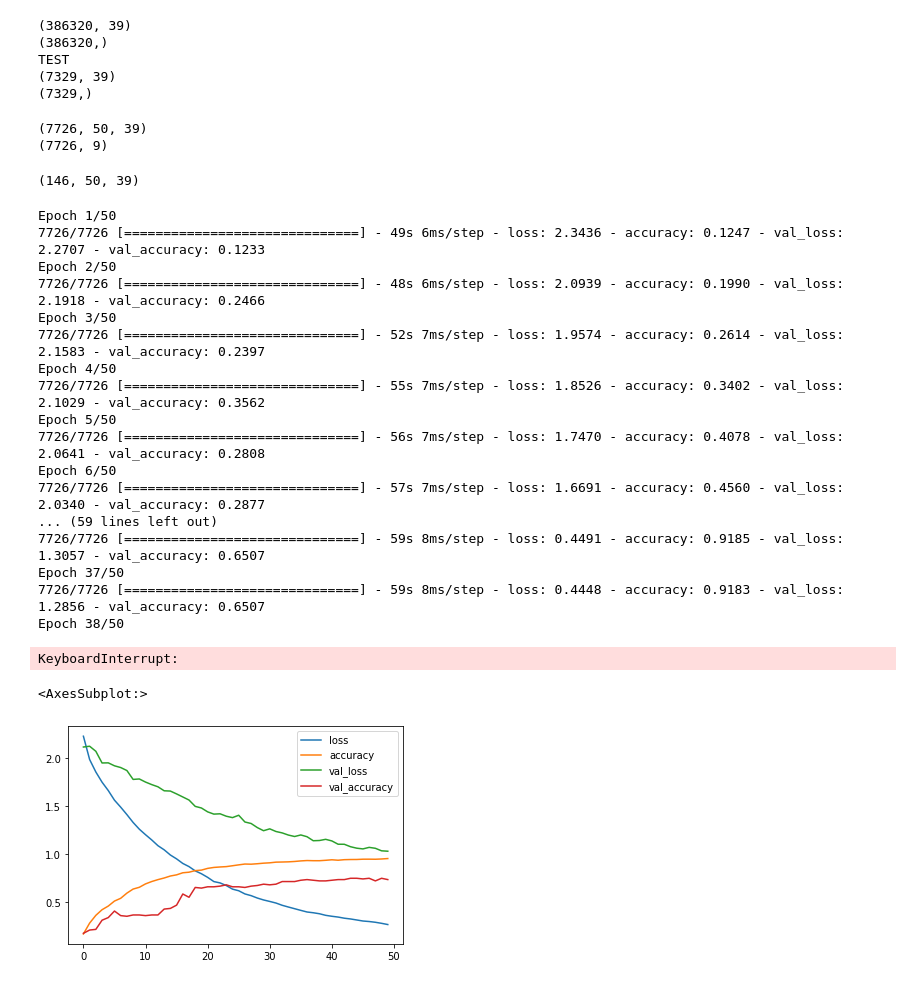
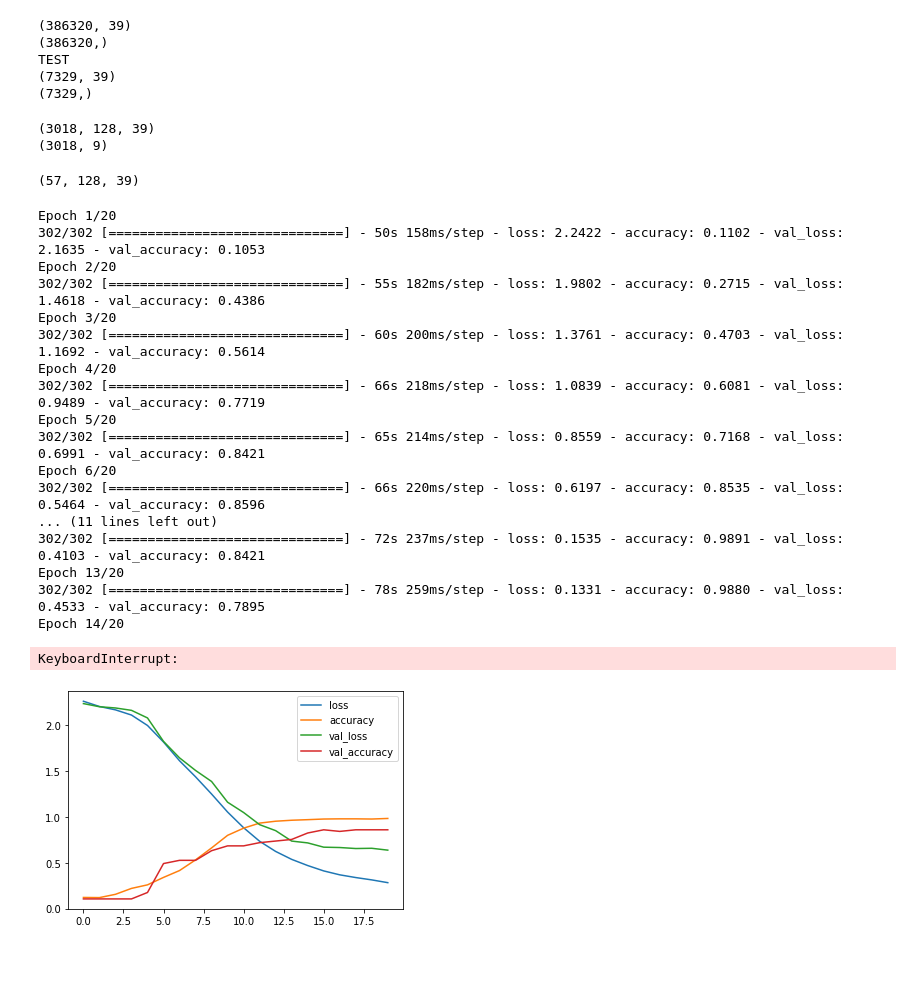
Before and after one commit to OleJonas/Got-Your-Back, a Jupyter notebook: model/src/LSTM_3_sets.ipynb, the cells around one changed output. Cells and saved outputs as stored; diff of their text form; code cells hidden in the pictures.

```diff
--- a/model/src/LSTM_3_sets.ipynb
+++ b/model/src/LSTM_3_sets.ipynb
@@ -109,7 +109,7 @@ TEST
 
 from scipy import stats
 
-NUM_TIMESTAMPS = 50
+NUM_TIMESTAMPS = 128
 
 def create_3d_array(array, num_timestamps):
 
@@ -161,52 +161,62 @@ y_test = np.array(create_2d_y_array(y_test_numpy, NUM_TIMESTAMPS))
 print(np.shape(x_train))
 print(np.shape(y_train))
 # %% [output]
-(7726, 50, 39)
-(7726, 9)
+(3018, 128, 39)
+(3018, 9)
 # %%
 
 print(np.shape(x_test))
 # %% [output]
-(146, 50, 39)
+(57, 128, 39)
 # %%
 from keras.layers import LSTM
 from tensorflow.keras import layers
 
-OPTIM = Adam(learning_rate=0.00001)
+OPTIM = Adam(learning_rate=0.00005)
 
 model = Sequential()
-model.add(LSTM(64, input_shape=[x_train.shape[1], x_train.shape[2]]))
-model.add(Dropout(rate=0.5))
+model.add(LSTM(128, activation='sigmoid', return_sequences=True, input_shape=[x_train.shape[1], x_train.shape[2]]))
+model.add(Dense(512, activation='relu'))
+model.add(Dropout(rate=0.2))
+model.add(Dense(512, activation='relu'))
+model.add(Dropout(rate=0.2))
+model.add(Dense(128, activation='relu'))
+model.add(Dropout(rate=0.2))
+model.add(Dense(64, activation='relu'))
+model.add(Dropout(rate=0.2))
+model.add(Dense(64, activation='relu'))
+model.add(Dropout(rate=0.2))
+model.add(LSTM(128, activation='sigmoid', input_shape=[x_train.shape[1], x_train.shape[2]]))
 model.add(Dense(9, activation='softmax'))
 model.compile(optimizer=OPTIM,  loss=keras.losses.CategoricalCrossentropy(), metrics=['accuracy'])
 # %%
 
 #model.fit(x=np.array(arr_3d_x_train), batch_size=512, y=y_train, shuffle=False, epochs=10)
 
-model.fit(x=x_train, y=y_train, batch_size=2, epochs=50, validation_data=(x_test,y_test))
+model.fit(x=x_train, y=y_train, batch_size=10, epochs=20, validation_data=(x_test,y_test))
 #model.reset_states()
 # %% [output]
-Epoch 1/50
-7726/7726 [==============================] - 49s 6ms/step - loss: 2.3436 - accuracy: 0.1247 - val_loss: 2.2707 - val_accuracy: 0.1233
-Epoch 2/50
-7726/7726 [==============================] - 48s 6ms/step - loss: 2.0939 - accuracy: 0.1990 - val_loss: 2.1918 - val_accuracy: 0.2466
-Epoch 3/50
-7726/7726 [==============================] - 52s 7ms/step - loss: 1.9574 - accuracy: 0.2614 - val_loss: 2.1583 - val_accuracy: 0.2397
-Epoch 4/50
-7726/7726 [==============================] - 55s 7ms/step - loss: 1.8526 - accuracy: 0.3402 - val_loss: 2.1029 - val_accuracy: 0.3562
-Epoch 5/50
-7726/7726 [==============================] - 56s 7ms/step - loss: 1.7470 - accuracy: 0.4078 - val_loss: 2.0641 - val_accuracy: 0.2808
-Epoch 6/50
-7726/7726 [==============================] - 57s 7ms/step - loss: 1.6691 - accuracy: 0.4560 - val_loss: 2.0340 - val_accuracy: 0.2877
-... (59 lines left out)
-7726/7726 [==============================] - 59s 8ms/step - loss: 0.4491 - accuracy: 0.9185 - val_loss: 1.3057 - val_accuracy: 0.6507
-Epoch 37/50
-7726/7726 [==============================] - 59s 8ms/step - loss: 0.4448 - accuracy: 0.9183 - val_loss: 1.2856 - val_accuracy: 0.6507
-Epoch 38/50
+Epoch 1/20
+302/302 [==============================] - 50s 158ms/step - loss: 2.2422 - accuracy: 0.1102 - val_loss: 2.1635 - val_accuracy: 0.1053
+Epoch 2/20
+302/302 [==============================] - 55s 182ms/step - loss: 1.9802 - accuracy: 0.2715 - val_loss: 1.4618 - val_accuracy: 0.4386
+Epoch 3/20
+302/302 [==============================] - 60s 200ms/step - loss: 1.3761 - accuracy: 0.4703 - val_loss: 1.1692 - val_accuracy: 0.5614
+Epoch 4/20
+302/302 [==============================] - 66s 218ms/step - loss: 1.0839 - accuracy: 0.6081 - val_loss: 0.9489 - val_accuracy: 0.7719
+Epoch 5/20
+302/302 [==============================] - 65s 214ms/step - loss: 0.8559 - accuracy: 0.7168 - val_loss: 0.6991 - val_accuracy: 0.8421
+Epoch 6/20
+302/302 [==============================] - 66s 220ms/step - loss: 0.6197 - accuracy: 0.8535 - val_loss: 0.5464 - val_accuracy: 0.8596
+... (11 lines left out)
+302/302 [==============================] - 72s 237ms/step - loss: 0.1535 - accuracy: 0.9891 - val_loss: 0.4103 - val_accuracy: 0.8421
+Epoch 13/20
+302/302 [==============================] - 78s 259ms/step - loss: 0.1331 - accuracy: 0.9880 - val_loss: 0.4533 - val_accuracy: 0.7895
+Epoch 14/20
 KeyboardInterrupt:
 # %%
 history = pd.DataFrame(model.history.history)
 history.plot()
+hist = model.history.history
 # %% [output]
-<AxesSubplot:>
-[figure, old version]
+[figure, new version]
```
Also changed, not shown: parts of 5 cells of this notebook, 8 other files.
